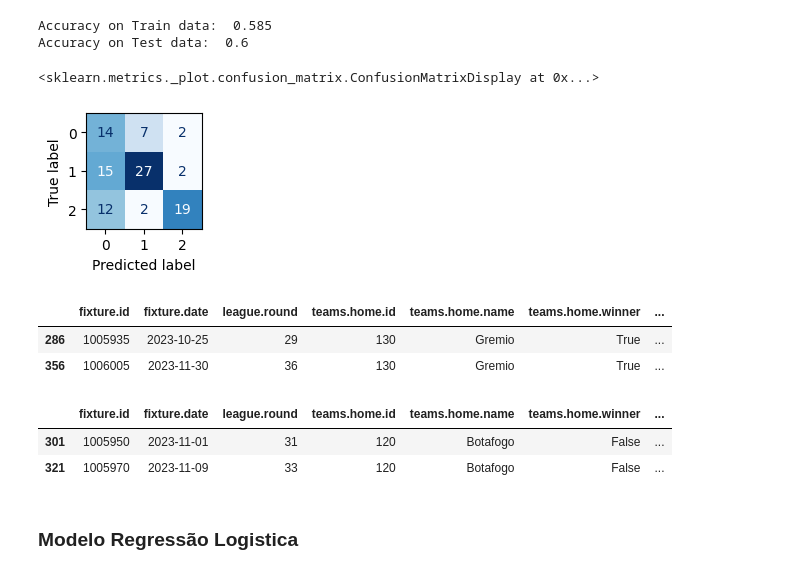
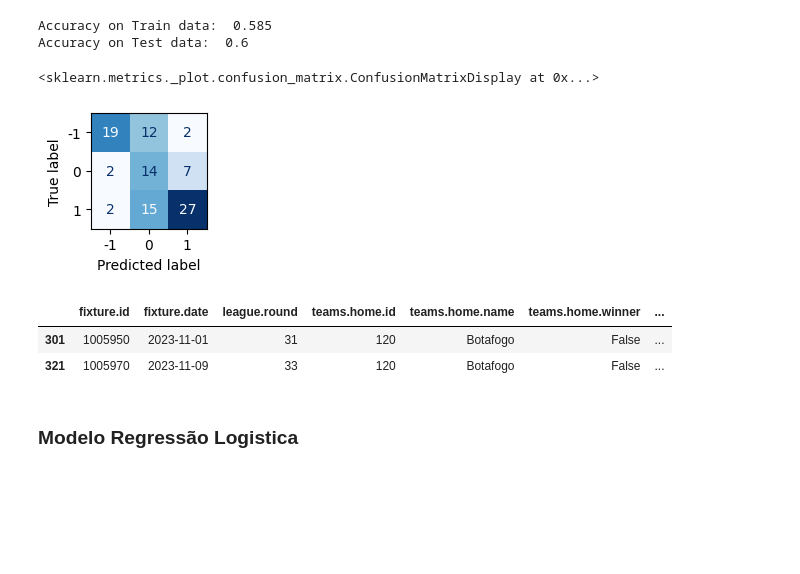
Before and after one commit to raphaelrocha22/Projeto_Sports_Infnet, a Jupyter notebook: 3-Treinamento_Modelo.ipynb, the cells around one changed output. Cells and saved outputs as stored; diff of their text form; code cells hidden in the pictures; blank space fills up the shorter version.

```diff
--- a/3-Treinamento_Modelo.ipynb
+++ b/3-Treinamento_Modelo.ipynb
@@ -131,24 +131,20 @@ Accuracy on Train data:  0.585
 Accuracy on Test data:  0.6
 # %%
 fig, ax = plt.subplots(figsize=(1.5,1.5))
-cm_display = ConfusionMatrixDisplay(confusion_matrix(y_test, y_pred_test))
+cm = confusion_matrix(y_test, y_pred_test, labels=[-1,0,1])
+cm_display = ConfusionMatrixDisplay(confusion_matrix=cm,
+                                    display_labels=[-1,0,1])
+
 cm_display.plot(ax=ax, colorbar=False, cmap='Blues')
 # %% [output]
 <sklearn.metrics._plot.confusion_matrix.ConfusionMatrixDisplay at 0x...>
-[figure, old version]
+[figure, new version]
 # %%
-#Jogando Fora, perdendo no intervalo e virou o jogo
-df_test[(df_test['HTR']==2) & (df_test['result']==1)]
+#Mandante, ganhando no intervalo e tomou a virada
+df_test[(df_test['HTR']==1) & (df_test['result']==-1)]
 # %% [output]
 |  | fixture.id | fixture.date | league.round | teams.home.id | teams.home.name | teams.home.winner | ... |
-| 286 | 1005935 | 2023-10-25 | 29 | 130 | Gremio | True | ... |
-| 356 | 1006005 | 2023-11-30 | 36 | 130 | Gremio | True | ... |
+| 301 | 1005950 | 2023-11-01 | 31 | 120 | Botafogo | False | ... |
+| 321 | 1005970 | 2023-11-09 | 33 | 120 | Botafogo | False | ... |
-# %%
-#Jogando em Casa, ganhando no intervalo e tomou a virada
-df_test[(df_test['HTR']==1) & (df_test['result']==2)]
-# %% [output]
-|  | fixture.id | fixture.date | league.round | teams.home.id | teams.home.name | teams.home.winner | ... |
-| 301 | 1005950 | 2023-11-01 | 31 | 120 | Botafogo | False | ... |
-| 321 | 1005970 | 2023-11-09 | 33 | 120 | Botafogo | False | ... |
 # %% [markdown]
 ### Modelo Regressão Logistica
```
Also changed, not shown: parts of 14 cells of this notebook, 15 other files.
